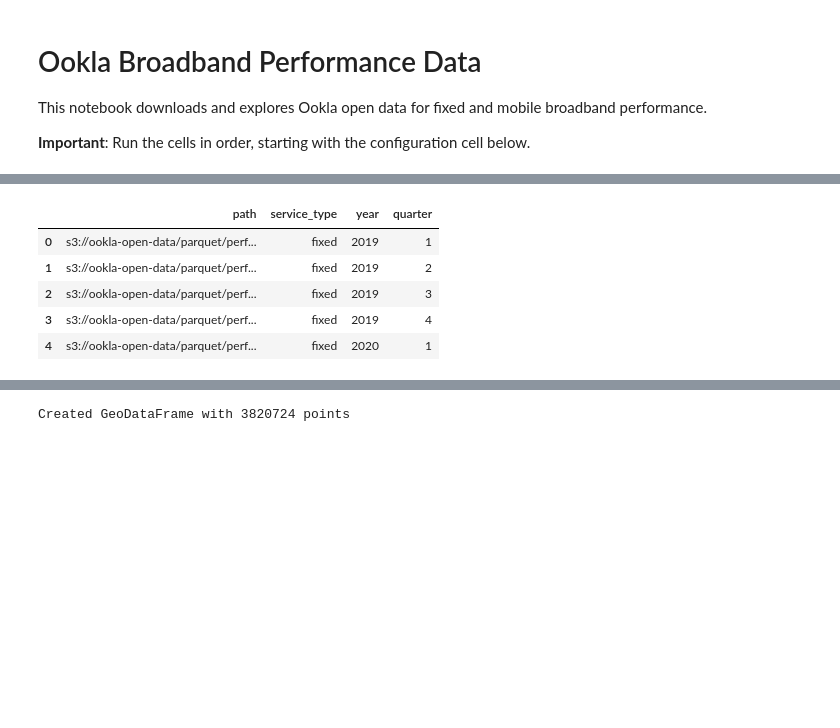
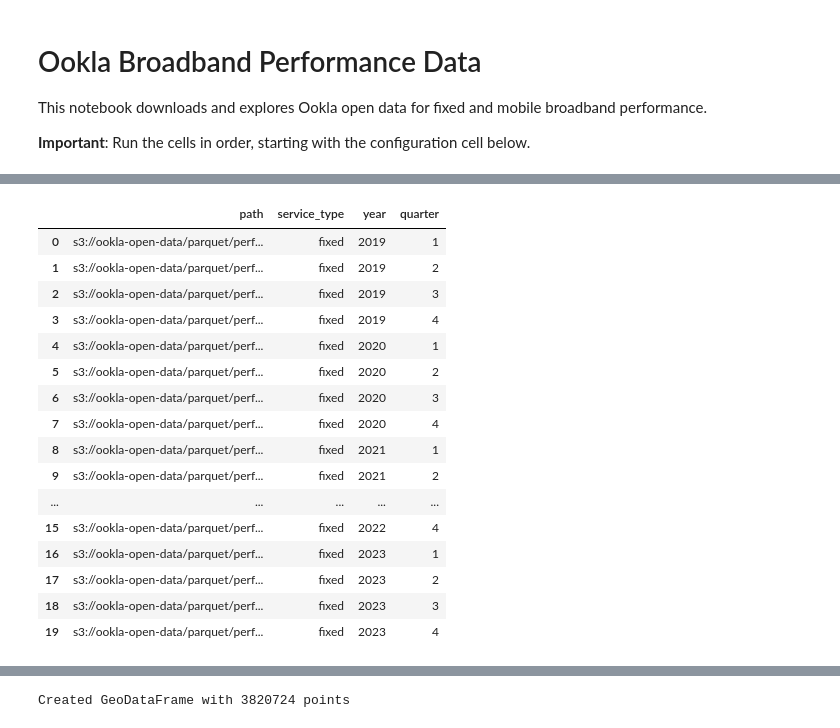
Before and after one commit to maxbusboom/WirelessIncome, a Jupyter notebook: notebooks/ericbusboom/ookla_data.ipynb, the cells around one changed output, grey strips where cells are left out. Saved outputs shown, nothing was run; the diff lists cells and outputs as text; code cells hidden in the pictures; blank space fills up the shorter version.

```diff
--- a/notebooks/ericbusboom/ookla_data.ipynb
+++ b/notebooks/ericbusboom/ookla_data.ipynb
@@ -23,24 +21,35 @@ Data directory: /Users/eric/proj/wireless-income/data
 # %%
 import boto3
 from botocore import UNSIGNED
 from botocore.config import Config
 import os
 from urllib.parse import urlparse
 
 # Create S3 client with no signing (for public buckets)
 s3 = boto3.client('s3', config=Config(signature_version=UNSIGNED))
 
 # List parquet URIs from Ookla bucket
 parquet_files = list_ookla_objects(s3)
 
 # Build dataset of file paths with metadata
 files_df = build_files_df(parquet_files)
 
-files_df.head()
+files_df.head(20)
 # %% [output]
 |  | path | service_type | year | quarter |
 | 0 | s3://ookla-open-data/parquet/perf... | fixed | 2019 | 1 |
 | 1 | s3://ookla-open-data/parquet/perf... | fixed | 2019 | 2 |
 | 2 | s3://ookla-open-data/parquet/perf... | fixed | 2019 | 3 |
 | 3 | s3://ookla-open-data/parquet/perf... | fixed | 2019 | 4 |
 | 4 | s3://ookla-open-data/parquet/perf... | fixed | 2020 | 1 |
+| 5 | s3://ookla-open-data/parquet/perf... | fixed | 2020 | 2 |
+| 6 | s3://ookla-open-data/parquet/perf... | fixed | 2020 | 3 |
+| 7 | s3://ookla-open-data/parquet/perf... | fixed | 2020 | 4 |
+| 8 | s3://ookla-open-data/parquet/perf... | fixed | 2021 | 1 |
+| 9 | s3://ookla-open-data/parquet/perf... | fixed | 2021 | 2 |
+| ... | ... | ... | ... | ... |
+| 15 | s3://ookla-open-data/parquet/perf... | fixed | 2022 | 4 |
+| 16 | s3://ookla-open-data/parquet/perf... | fixed | 2023 | 1 |
+| 17 | s3://ookla-open-data/parquet/perf... | fixed | 2023 | 2 |
+| 18 | s3://ookla-open-data/parquet/perf... | fixed | 2023 | 3 |
+| 19 | s3://ookla-open-data/parquet/perf... | fixed | 2023 | 4 |
```
Also changed, not shown: parts of 8 cells of this notebook, 1 other file.
